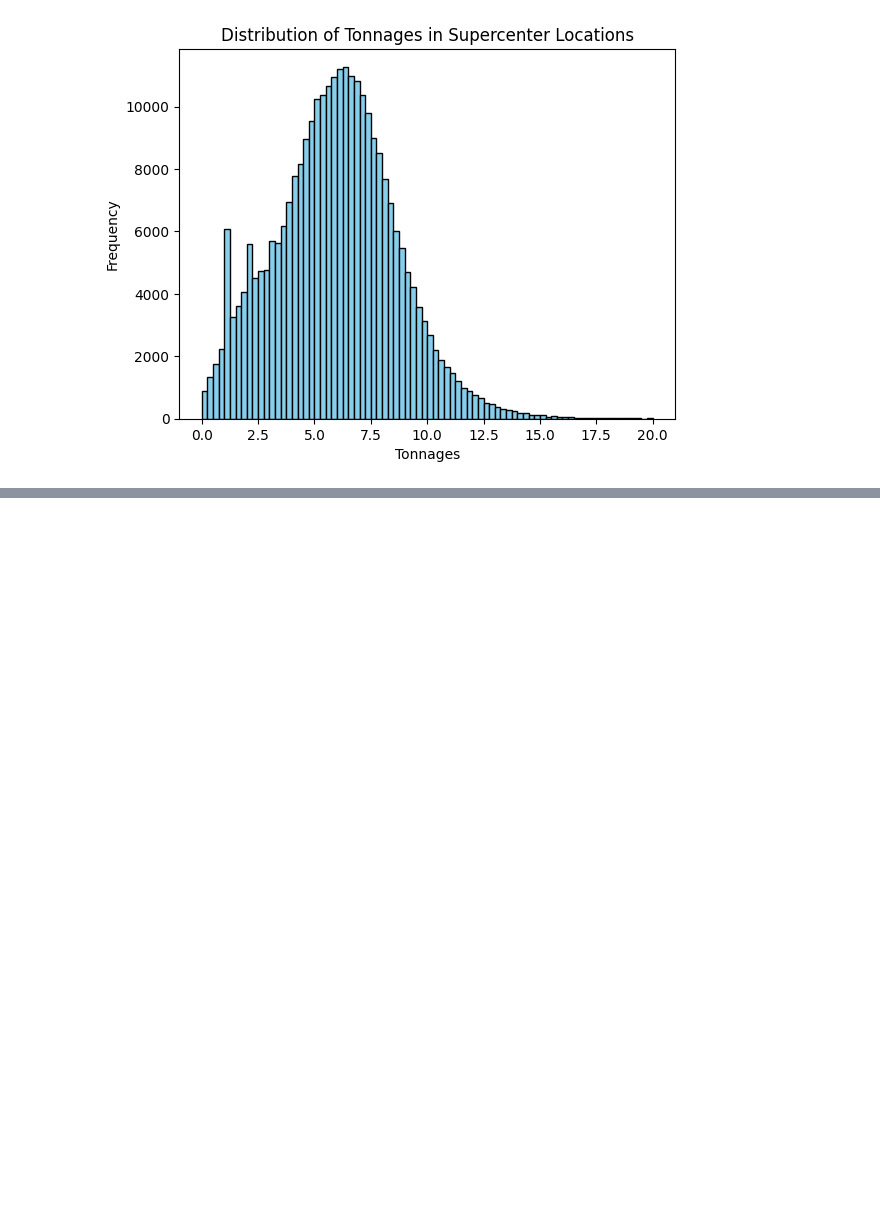
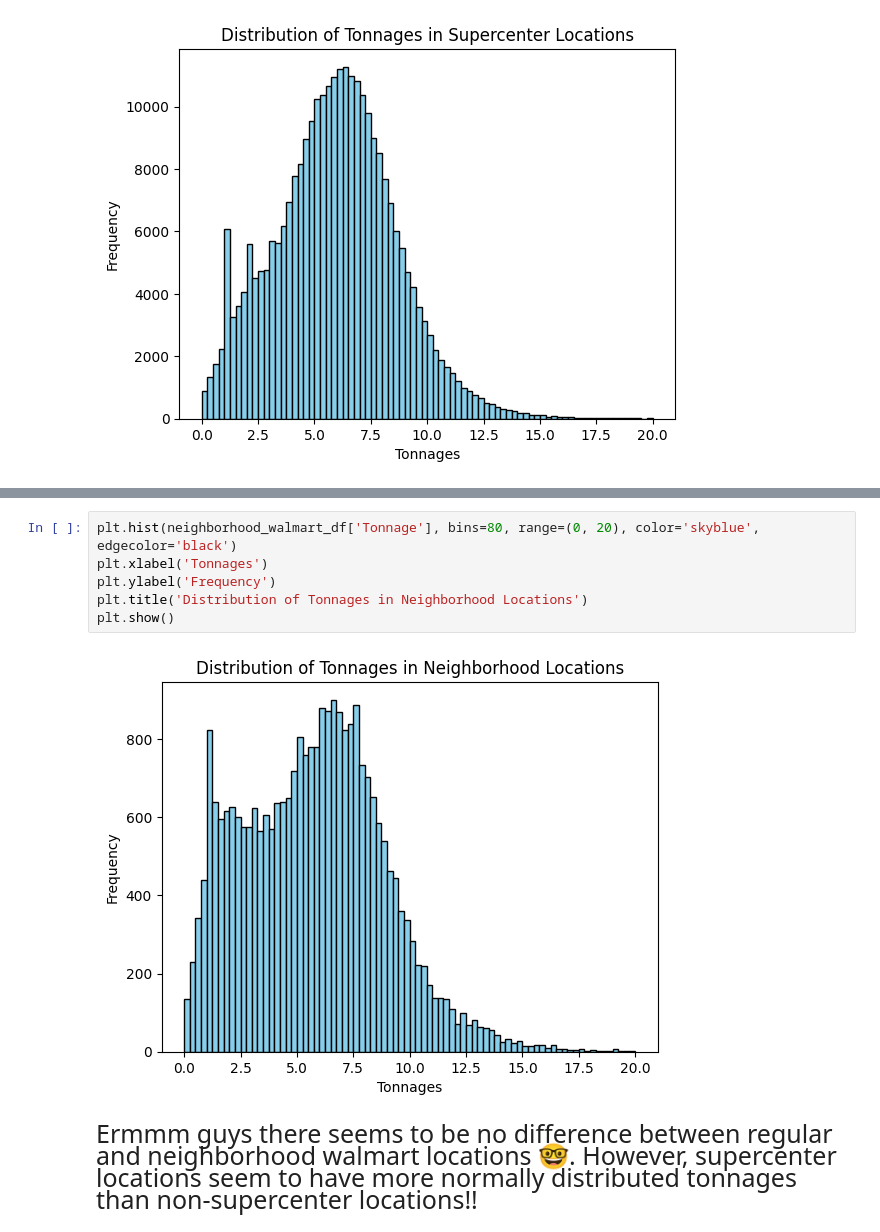
Before and after one commit to jli615/dtxwalmart, a Jupyter notebook: splitting.ipynb, the cells around one changed output, grey strips where cells are left out. Drawn from its saved outputs; the diff is of its cells as text; blank space fills up the shorter version.

```diff
--- a/splitting.ipynb
+++ b/splitting.ipynb
@@ -82,0 +102,12 @@ plt.show()
+# %%
+plt.hist(neighborhood_walmart_df['Tonnage'], bins=80, range=(0, 20), color='skyblue', edgecolor='black')
+plt.xlabel('Tonnages')
+plt.ylabel('Frequency')
+plt.title('Distribution of Tonnages in Neighborhood Locations')
+plt.show()
+# %% [output]
+[figure, added]
+# %% [markdown]
+<div style="font-size: 25px;">
+Ermmm guys there seems to be no difference between regular and neighborhood walmart locations 🤓. However, supercenter locations seem to have more normally distributed tonnages than non-supercenter locations!!
+<div>
```
Also changed, not shown: parts of 4 cells of this notebook.
